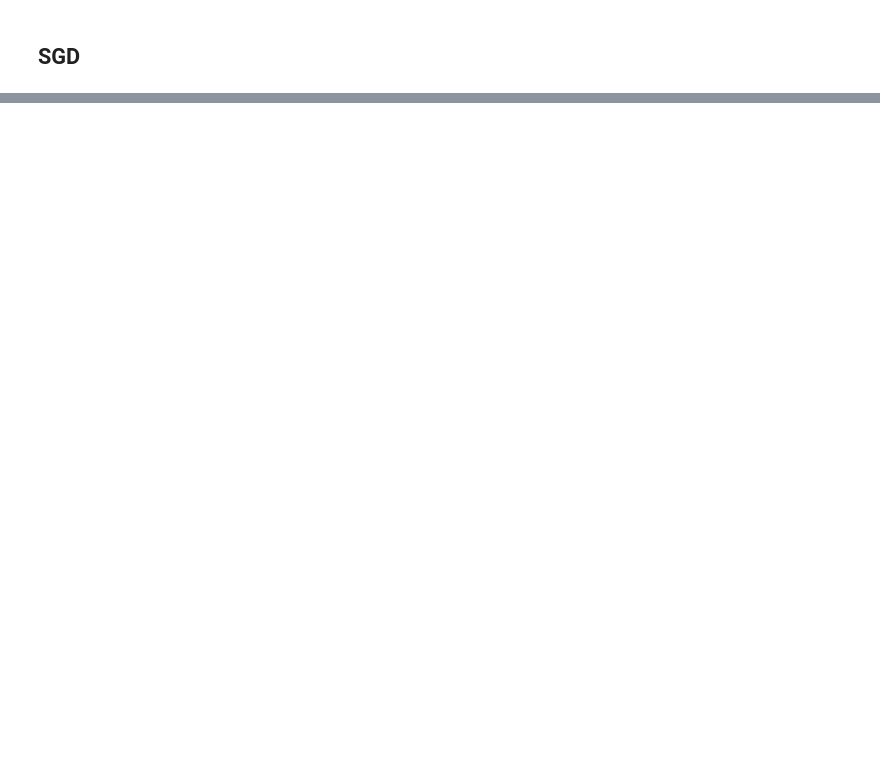
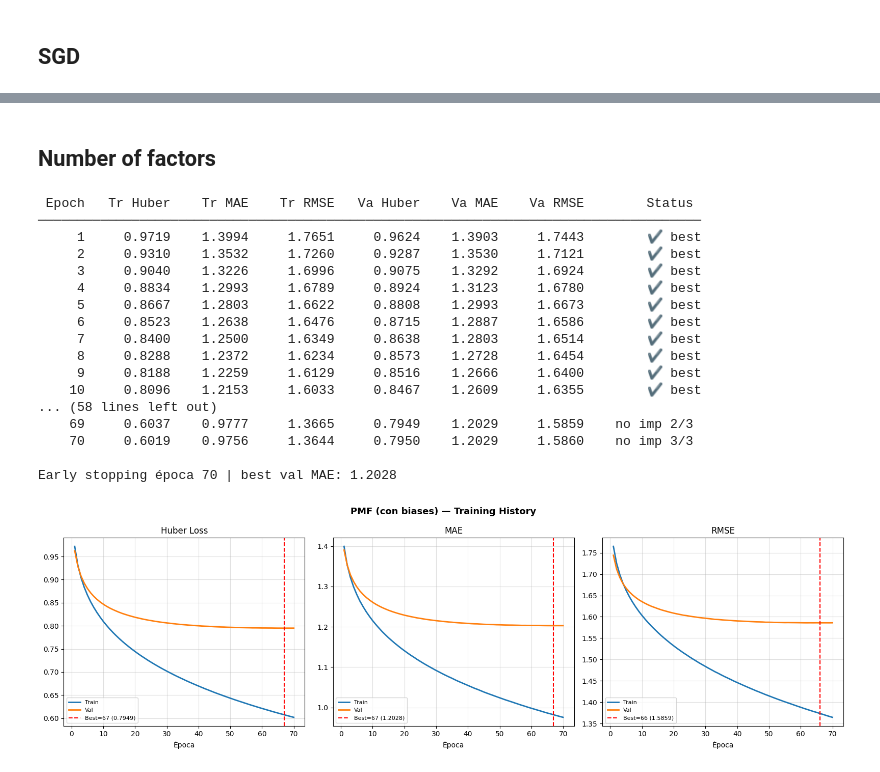
Before and after one commit to EderTarifa/recommender-systems, a Jupyter notebook: competition1_PMF.ipynb, the cells around one changed output, grey strips where cells are left out. Saved outputs shown, nothing was run; the diff lists cells and outputs as text; code cells hidden in the pictures; blank space fills up the shorter version.

```diff
--- a/competition1_PMF.ipynb
+++ b/competition1_PMF.ipynb
@@ -790,0 +847,41 @@ pmf.plot_loss()
+# %% [markdown]
+## Number of factors
+# %%
+pmf = PMF(
+    n_factors  = 30,
+    lambda_U   = 1,   # puedes bajar lambda porque SGD ya regulariza implícitamente
+    lambda_V   = 1,
+    lambda_bu  = 0.1,
+    lambda_bi  = 0.1,
+    lr         = 0.005,   # lr más alto que con Adam (SGD no adapta el lr)
+    n_epochs   = 200,    # más épocas porque converge más lento
+    batch_size = 256,    # ← bajar de 2048 a 256 es clave con SGD
+    optimizer  = 'sgd',
+    use_biases = True,
+)
+pmf.fit(
+    x_train, y_train, x_val, y_val,
+    user_map, item_map,
+    patience=3
+)
+
+pmf.plot_loss()
+# %% [output]
+ Epoch   Tr Huber    Tr MAE    Tr RMSE   Va Huber    Va MAE    Va RMSE        Status
+─────────────────────────────────────────────────────────────────────────────────────
+     1     0.9719    1.3994     1.7651     0.9624    1.3903     1.7443        ✔ best
+     2     0.9310    1.3532     1.7260     0.9287    1.3530     1.7121        ✔ best
+     3     0.9040    1.3226     1.6996     0.9075    1.3292     1.6924        ✔ best
+     4     0.8834    1.2993     1.6789     0.8924    1.3123     1.6780        ✔ best
+     5     0.8667    1.2803     1.6622     0.8808    1.2993     1.6673        ✔ best
+     6     0.8523    1.2638     1.6476     0.8715    1.2887     1.6586        ✔ best
+     7     0.8400    1.2500     1.6349     0.8638    1.2803     1.6514        ✔ best
+     8     0.8288    1.2372     1.6234     0.8573    1.2728     1.6454        ✔ best
+     9     0.8188    1.2259     1.6129     0.8516    1.2666     1.6400        ✔ best
+    10     0.8096    1.2153     1.6033     0.8467    1.2609     1.6355        ✔ best
+... (58 lines left out)
+    69     0.6037    0.9777     1.3665     0.7949    1.2029     1.5859    no imp 2/3
+    70     0.6019    0.9756     1.3644     0.7950    1.2029     1.5860    no imp 3/3
+
+Early stopping época 70 | best val MAE: 1.2028
+[figure, added]
```
Also changed, not shown: parts of 33 cells of this notebook, 3 other files.
